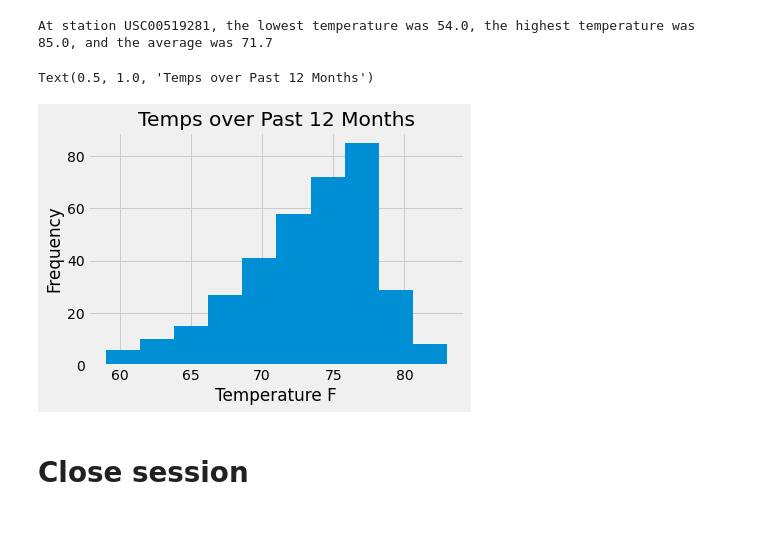
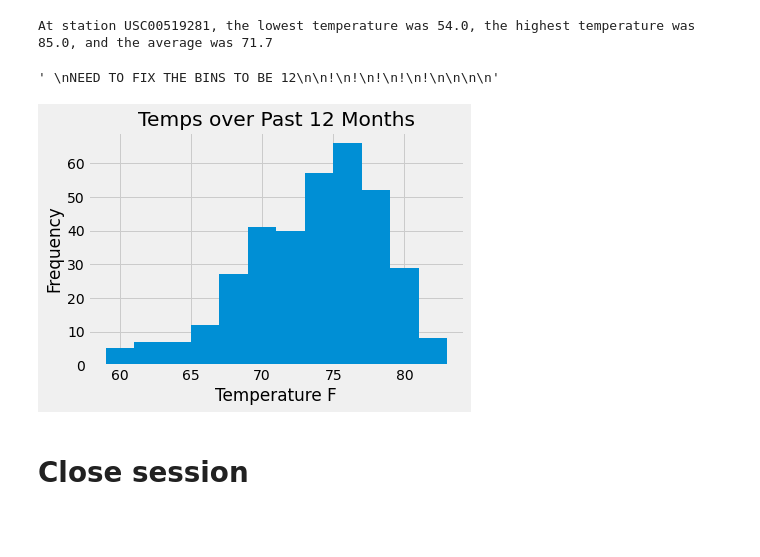
Before and after one commit to JenniferM-BShulyak/sqlalchemy-challenge, a Jupyter notebook: SurfsUp/climate_starter.ipynb, the cells around one changed output. Cells and saved outputs as stored; diff of their text form; code cells hidden in the pictures; blank space fills up the shorter version.

Commit message:
Finished Challenge 10 and added comments. Just need to adjust ticks on plot

```diff
--- a/SurfsUp/climate_starter.ipynb
+++ b/SurfsUp/climate_starter.ipynb
@@ -62,5 +41,4 @@ session.query(Measurement).first().__dict__
 # %%
 # Find the most recent date in the data set.
-date_recent = session.query(Measurement.date).order_by(Measurement.date.desc()).first()
-type(date_recent)
+date_recent = session.query(Measurement.date).order_by(Measurement.date.desc()).first()[0]
 # %% [output]
@@ -69,26 +47,11 @@ sqlalchemy.engine.row.Row
 # Design a query to retrieve the last 12 months of precipitation data and plot the results.
 # Starting from the most recent data point in the database.
 # Calculate the date one year from the last date in data set.
-year_ago = dt.datetime.strptime(date_recent[0], "%Y-%m-%d") - dt.timedelta(days = 365) # Use Time Delta to find query date
+year_ago = dt.datetime.strptime(date_recent, "%Y-%m-%d") - dt.timedelta(days = 365) # Use Time Delta to find query date
 
 # Perform a query to retrieve the data and precipitation scores
 precip_scores = session.query(Measurement.date, Measurement.prcp).filter(Measurement.date > year_ago).order_by(Measurement.date)
 
 # Save the query results as a Pandas DataFrame and set the index to the date column
 df = pd.DataFrame(precip_scores, columns=["date", "prcp"])
-df.set_index('date', inplace=True)
-
-
-# Use Pandas Plotting with Matplotlib to plot the data
-df.plot(figsize=(10,8))
-plt.ylabel("Precipiation (inches)")
-plt.xticks(rotation = "vertical")
-plt.tight_layout()
-plt.show()
-
-"""NEED TO FIX X TICK LABELS!!!
-!
-!
-!
-!
-"""
+df.set_index('date', inplace=True)  # Switch index to be the date to make it simpler to plot
@@ -158,34 +125,20 @@ At station USC00519281, the lowest temperature was 54.0, the highest temperature
 # %%
 # Using the most active station id
 # Query the last 12 months of temperature observation data for this station
+# Save the data as a df
 df_most_active = pd.DataFrame(session.query(Measurement.date, Measurement.tobs).filter(Measurement.station == most_active_station).filter(Measurement.date > year_ago).order_by(Measurement.date).all(), columns = ["Date", "Temperature F"])
-df_most_active.set_index("Date", inplace=True)
+df_most_active.set_index("Date", inplace=True)  # set index to the dates
 
 # Plot results as a histogram
-df_most_active.hist()
+df_most_active.hist(bins = 12)
 plt.ylabel("Frequency")
 plt.xlabel("Temperature F")
 plt.title("Temps over Past 12 Months")
-
-"""
-NEED TO FIX THE BINS TO BE 12
-
-!
-!
-!
-!
-!
-
-
-
-"""
 # %% [output]
-Text(0.5, 1.0, 'Temps over Past 12 Months')
+' \nNEED TO FIX THE BINS TO BE 12\n\n!\n!\n!\n!\n!\n\n\n\n'
-[figure, old version]
+[figure, new version]
 # %% [markdown]
 # Close session
 # %%
 # Close Session
 session.close()
-# %% [markdown]
-#
```
Also changed, not shown: parts of 6 cells of this notebook, 2 other files.
